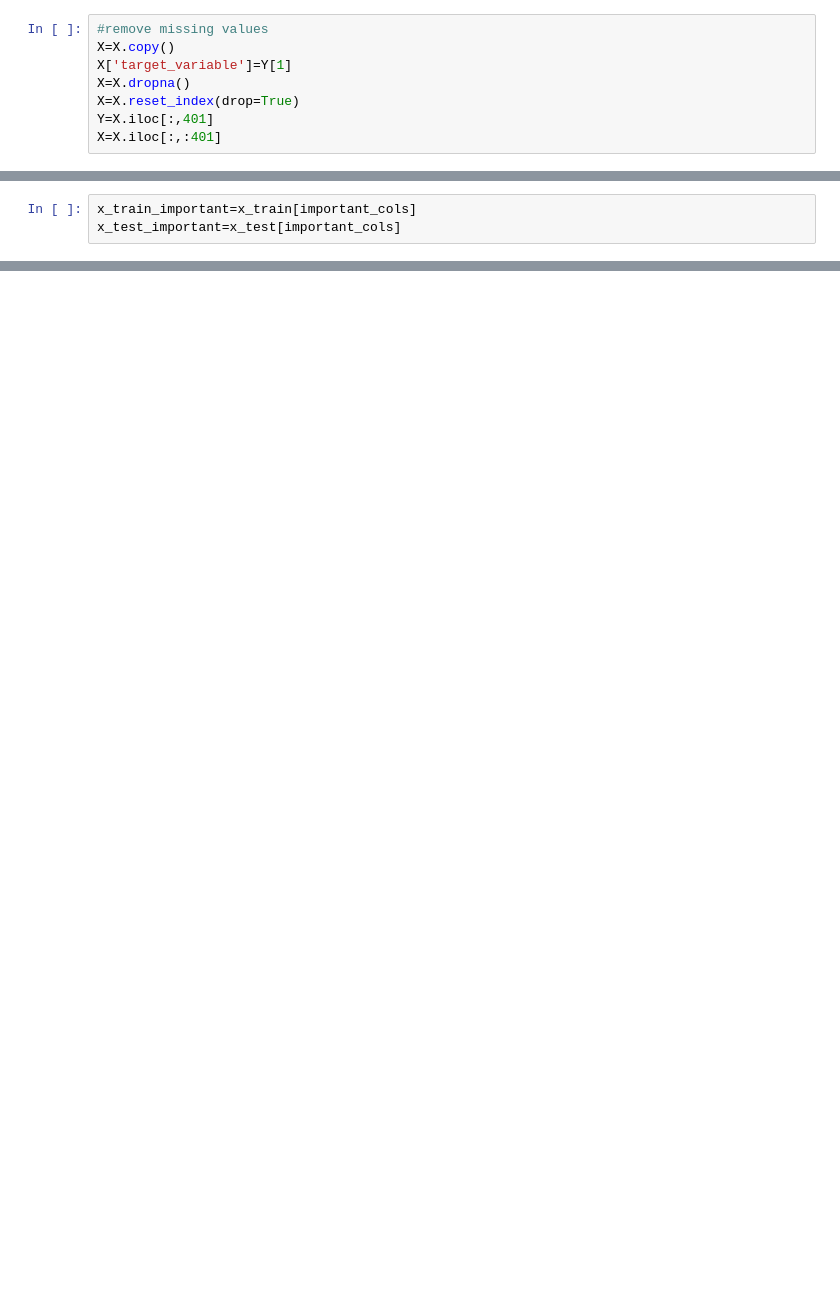
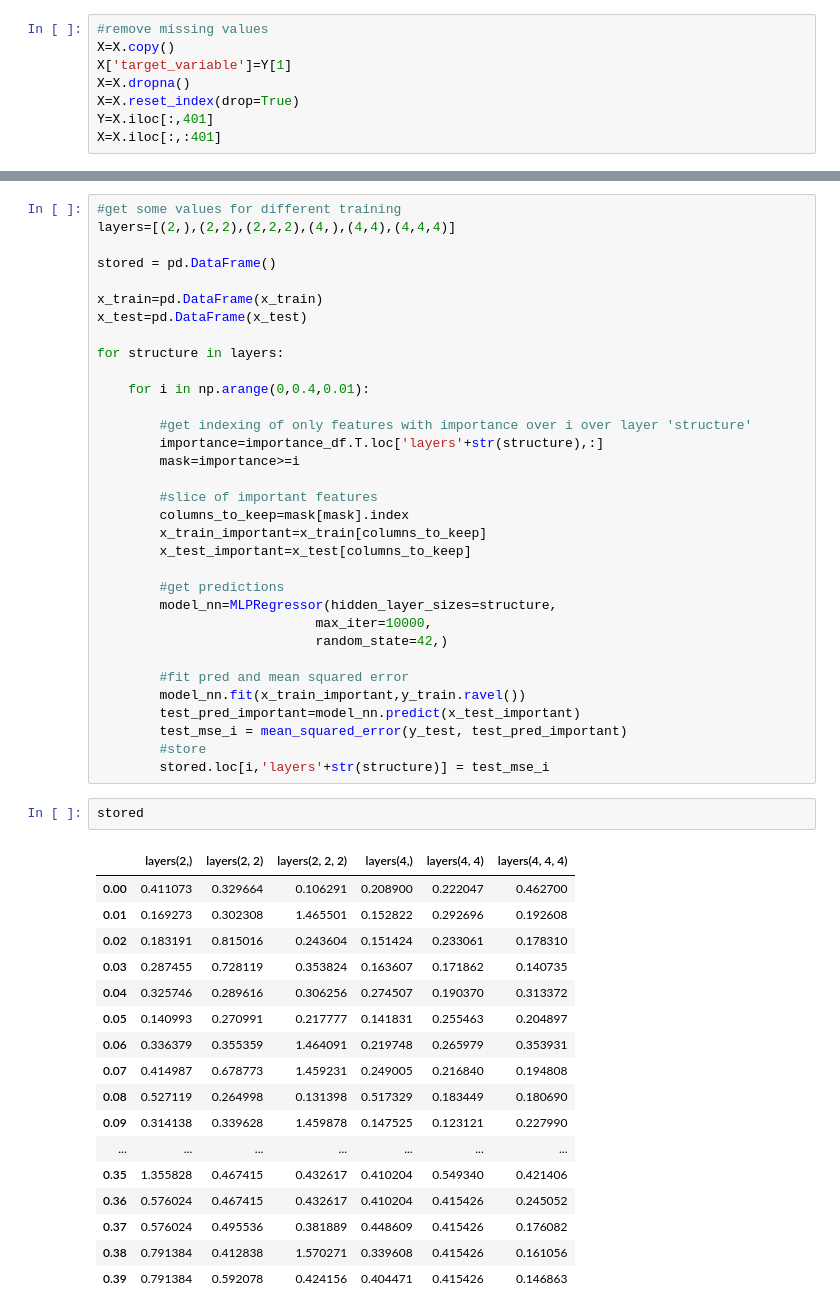
Before and after one commit to Lucas-ZR/datahow-thesis-feup, a Jupyter notebook: boruta_regression.ipynb, the cells around one changed output, grey strips where cells are left out. Saved outputs shown, nothing was run; the diff lists cells and outputs as text; blank space fills up the shorter version.

```diff
--- a/boruta_regression.ipynb
+++ b/boruta_regression.ipynb
@@ -111,3 +104,0 @@ important_cols=(X.T[X.iloc[395,:]>0.05]).T.columns
-# %%
-x_train_important=x_train[important_cols]
-x_test_important=x_test[important_cols]
@@ -141,2 +146,55 @@ Text(0.5, 1.0, "After 'Boruta'")
+# %%
+#get some values for different training
+layers=[(2,),(2,2),(2,2,2),(4,),(4,4),(4,4,4)]
+
+stored = pd.DataFrame()
+
+x_train=pd.DataFrame(x_train)
+x_test=pd.DataFrame(x_test)
+
+for structure in layers:
+
+    for i in np.arange(0,0.4,0.01):
+
+        #get indexing of only features with importance over i over layer 'structure'
+        importance=importance_df.T.loc['layers'+str(structure),:]
+        mask=importance>=i
+
+        #slice of important features
+        columns_to_keep=mask[mask].index
+        x_train_important=x_train[columns_to_keep]
+        x_test_important=x_test[columns_to_keep]
+
+        #get predictions
+        model_nn=MLPRegressor(hidden_layer_sizes=structure,
+                            max_iter=10000,
+                            random_state=42,)
+
+        #fit pred and mean squared error
+        model_nn.fit(x_train_important,y_train.ravel())
+        test_pred_important=model_nn.predict(x_test_important)
+        test_mse_i = mean_squared_error(y_test, test_pred_important)
+        #store
+        stored.loc[i,'layers'+str(structure)] = test_mse_i
+# %%
+stored
+# %% [output]
+|  | layers(2,) | layers(2, 2) | layers(2, 2, 2) | layers(4,) | layers(4, 4) | layers(4, 4, 4) |
+| 0.00 | 0.411073 | 0.329664 | 0.106291 | 0.208900 | 0.222047 | 0.462700 |
+| 0.01 | 0.169273 | 0.302308 | 1.465501 | 0.152822 | 0.292696 | 0.192608 |
+| 0.02 | 0.183191 | 0.815016 | 0.243604 | 0.151424 | 0.233061 | 0.178310 |
+| 0.03 | 0.287455 | 0.728119 | 0.353824 | 0.163607 | 0.171862 | 0.140735 |
+| 0.04 | 0.325746 | 0.289616 | 0.306256 | 0.274507 | 0.190370 | 0.313372 |
+| 0.05 | 0.140993 | 0.270991 | 0.217777 | 0.141831 | 0.255463 | 0.204897 |
+| 0.06 | 0.336379 | 0.355359 | 1.464091 | 0.219748 | 0.265979 | 0.353931 |
+| 0.07 | 0.414987 | 0.678773 | 1.459231 | 0.249005 | 0.216840 | 0.194808 |
+| 0.08 | 0.527119 | 0.264998 | 0.131398 | 0.517329 | 0.183449 | 0.180690 |
+| 0.09 | 0.314138 | 0.339628 | 1.459878 | 0.147525 | 0.123121 | 0.227990 |
+| ... | ... | ... | ... | ... | ... | ... |
+| 0.35 | 1.355828 | 0.467415 | 0.432617 | 0.410204 | 0.549340 | 0.421406 |
+| 0.36 | 0.576024 | 0.467415 | 0.432617 | 0.410204 | 0.415426 | 0.245052 |
+| 0.37 | 0.576024 | 0.495536 | 0.381889 | 0.448609 | 0.415426 | 0.176082 |
+| 0.38 | 0.791384 | 0.412838 | 1.570271 | 0.339608 | 0.415426 | 0.161056 |
+| 0.39 | 0.791384 | 0.592078 | 0.424156 | 0.404471 | 0.415426 | 0.146863 |
 # %%
 #get some values for different training
```
Also changed, not shown: parts of 20 cells of this notebook, 1 other file.
